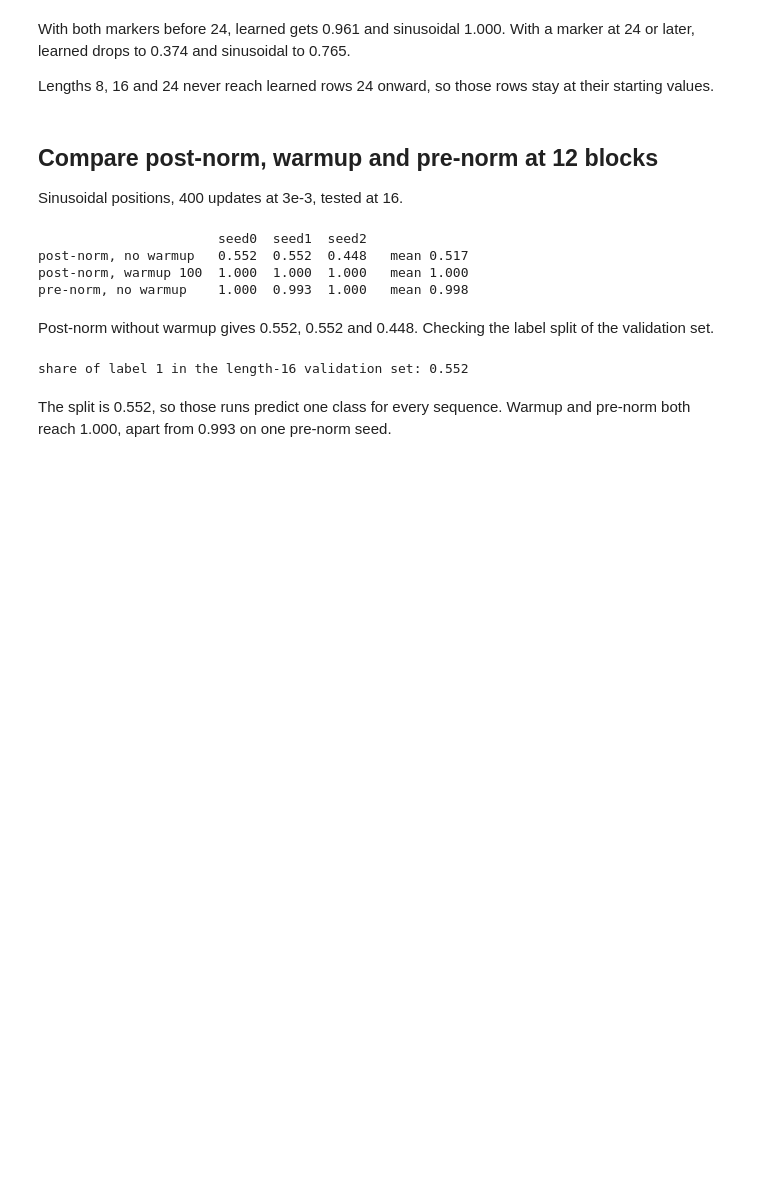
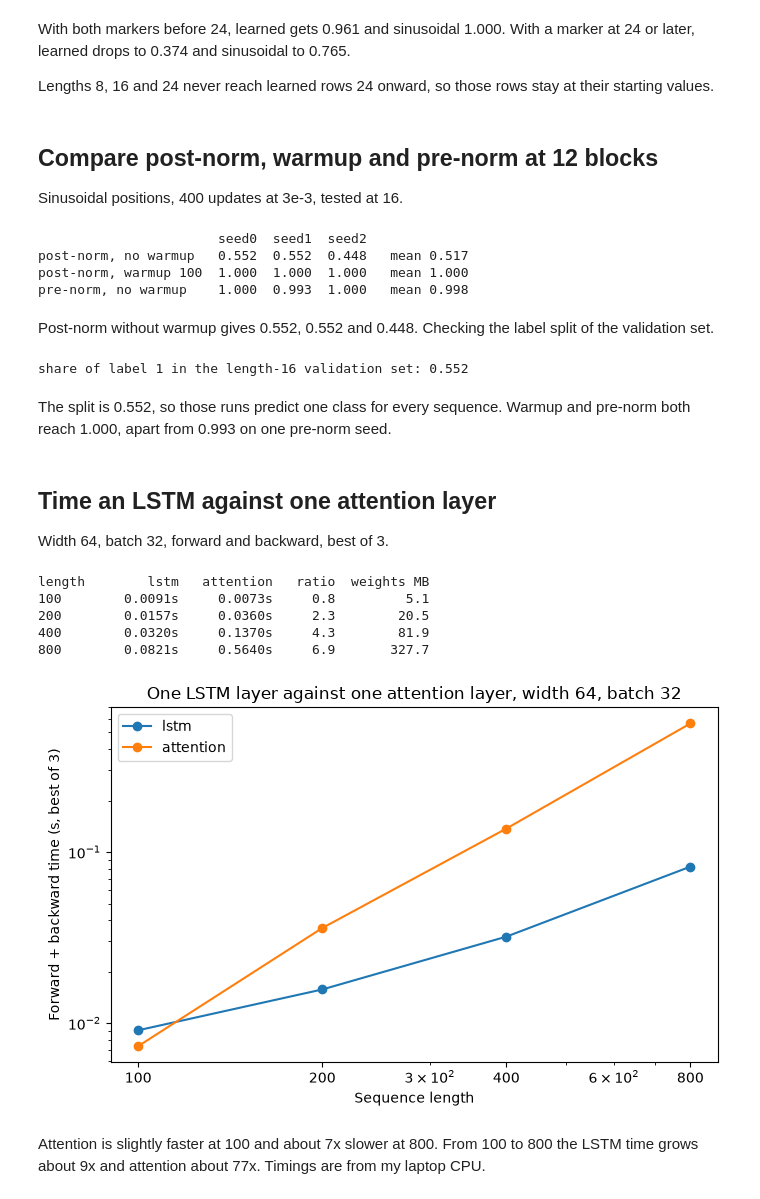
Before and after one commit to RjSalmonEng/AIGC-DeepLearning, a Jupyter notebook: Lab-5/Lab5.ipynb, the cells around one changed output. Saved outputs shown, nothing was run; the diff lists cells and outputs as text; code cells hidden in the pictures; blank space fills up the shorter version.

Commit message:
Lab-5: Timed attention against an LSTM up to 800 steps and wrote the conclusion

```diff
--- a/Lab-5/Lab5.ipynb
+++ b/Lab-5/Lab5.ipynb
@@ -419,3 +419,50 @@ print(f"share of label 1 in the length-16 validation set: {y16.float().mean():.3
 share of label 1 in the length-16 validation set: 0.552
 # %% [markdown]
 The split is 0.552, so those runs predict one class for every sequence. Warmup and pre-norm both reach 1.000, apart from 0.993 on one pre-norm seed.
+# %% [markdown]
+## Time an LSTM against one attention layer
+
+Width 64, batch 32, forward and backward, best of 3.
+# %%
+torch.manual_seed(0)
+lstm = nn.LSTM(64, 64, batch_first=True)
+attention = MultiHeadAttention(64, 4)
+layers = {"lstm": lambda x: lstm(x)[0], "attention": attention}
+
+timing = {}
+print(f"{'length':<8}{'lstm':>10}{'attention':>12}{'ratio':>8}{'weights MB':>12}")
+for T in [100, 200, 400, 800]:
+    x = torch.randn(32, T, 64)
+    for name, layer in layers.items():
+        best = float("inf")
+        for _ in range(3):
+            start = time.time()
+            layer(x).sum().backward()
+            best = min(best, time.time() - start)
+        timing[(name, T)] = best
+    weights_mb = attention.last_weights.numel() * 4 / 1e6  # (batch, heads, T, T) in float32
+    print(f"{T:<8}{timing[('lstm', T)]:>9.4f}s{timing[('attention', T)]:>11.4f}s"
+          f"{timing[('attention', T)] / timing[('lstm', T)]:>8.1f}{weights_mb:>12.1f}")
+# %% [output]
+length        lstm   attention   ratio  weights MB
+100        0.0091s     0.0073s     0.8         5.1
+200        0.0157s     0.0360s     2.3        20.5
+400        0.0320s     0.1370s     4.3        81.9
+800        0.0821s     0.5640s     6.9       327.7
+# %%
+lengths = [100, 200, 400, 800]
+plt.figure(figsize=(7, 4.5))
+for name in ["lstm", "attention"]:
+    plt.loglog(lengths, [timing[(name, T)] for T in lengths], marker="o", label=name)
+plt.xticks(lengths, [str(T) for T in lengths])
+plt.xlabel("Sequence length")
+plt.ylabel("Forward + backward time (s, best of 3)")
+plt.title("One LSTM layer against one attention layer, width 64, batch 32")
+plt.legend()
+plt.tight_layout()
+plt.savefig("figures/timing_vs_length.png", dpi=150)
+plt.show()
+# %% [output]
+[figure, added]
+# %% [markdown]
+Attention is slightly faster at 100 and about 7x slower at 800. From 100 to 800 the LSTM time grows about 9x and attention about 77x. Timings are from my laptop CPU.
```
Also changed, not shown: parts of 1 cell of this notebook, 1 other file.
